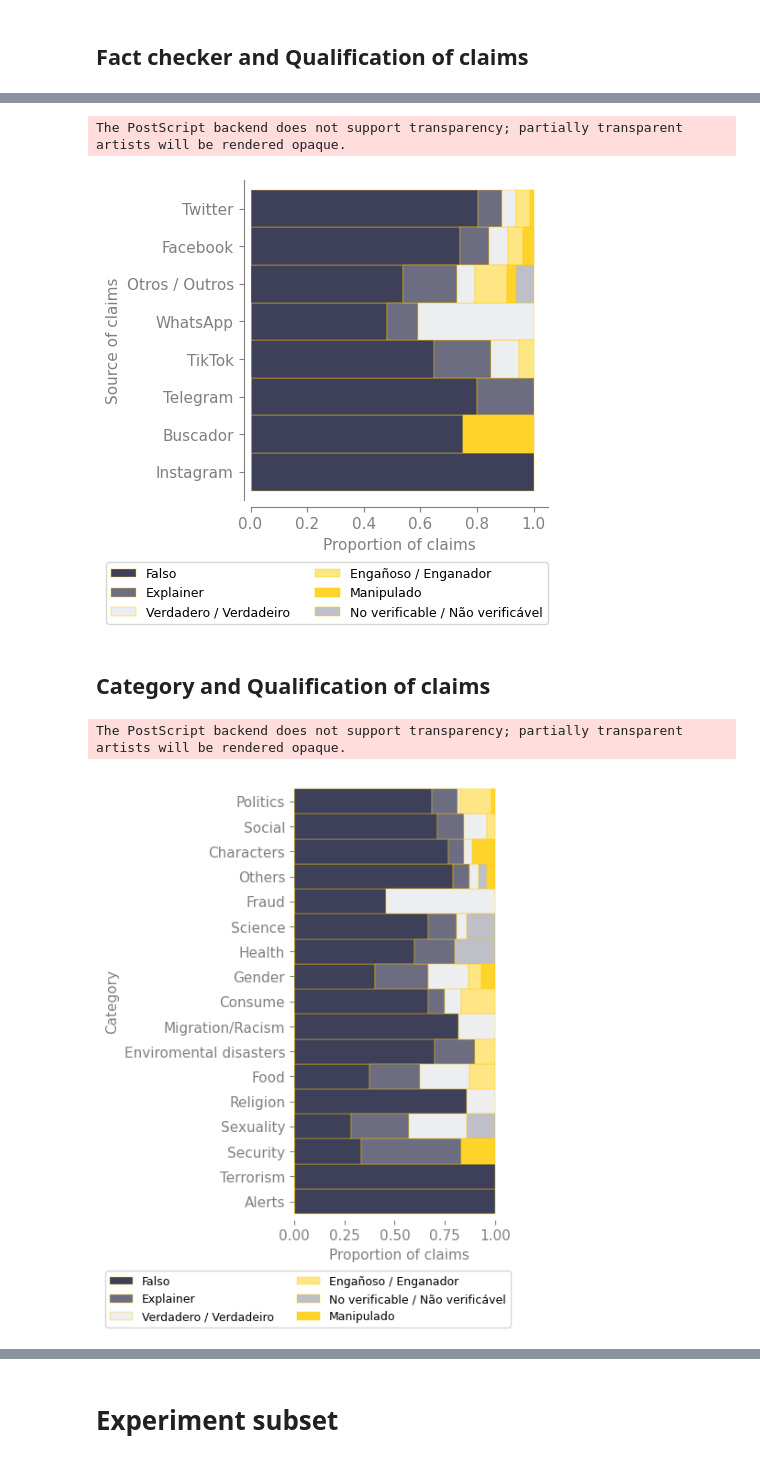
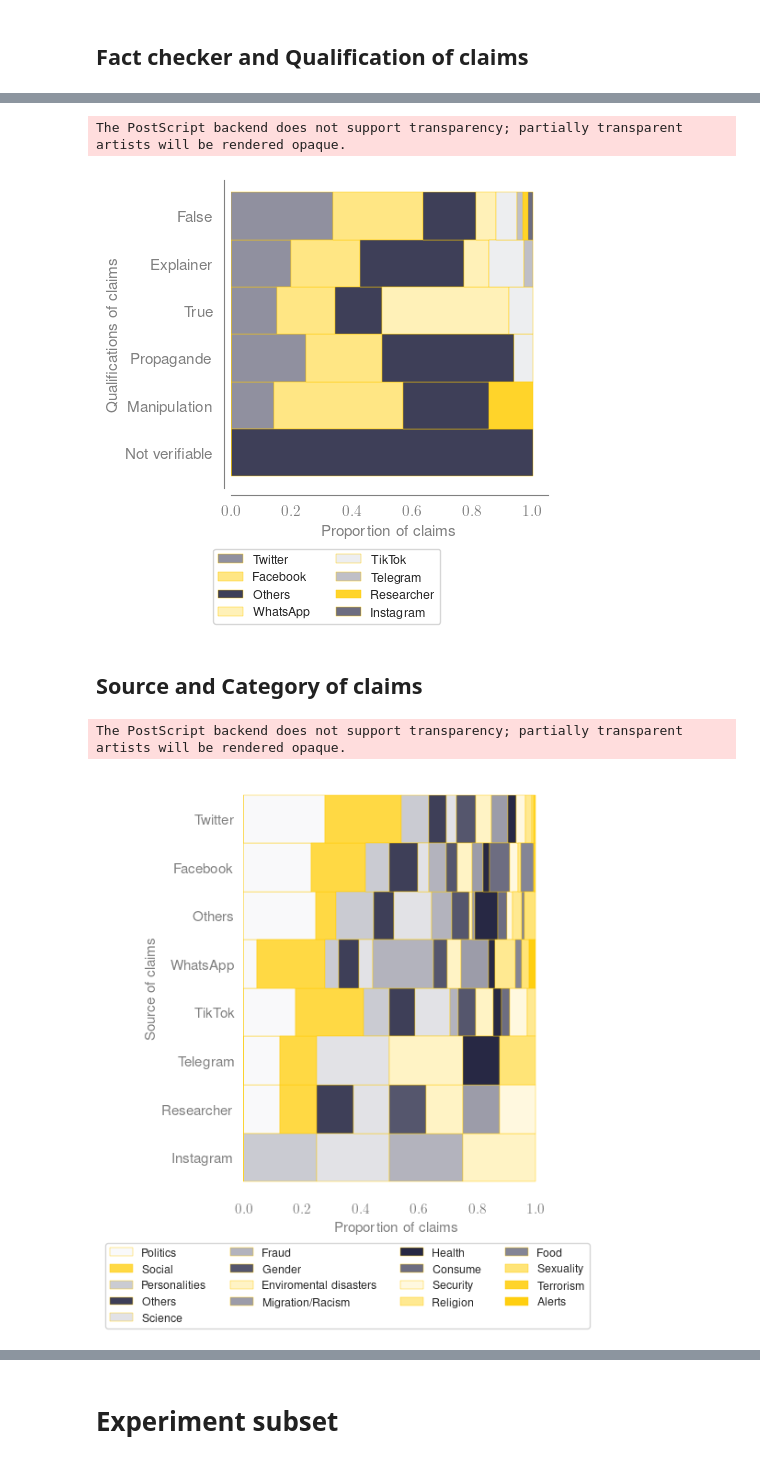
Before and after one commit to TeMU-BSC/iberifier, a Jupyter notebook: analysis/Selected_plots.ipynb, the cells around one changed output, grey strips where cells are left out. Saved outputs shown, nothing was run; the diff lists cells and outputs as text; code cells hidden in the pictures.

```diff
--- a/analysis/Selected_plots.ipynb
+++ b/analysis/Selected_plots.ipynb
@@ -361,7 +438,7 @@ df_keywords = df_keywords.rename(columns=rename_cols)
 
 # EVAL
 ## Iberifier
-mask_eval_iberifier =  (df_iberifier['qualification'] == 'Falso') & (df_iberifier['fact_checker'].isin(['Maldita.es', 'EFE Verifica', 'Newtral']))
+mask_eval_iberifier =  (df_iberifier['qualification'] == 'False') & (df_iberifier['fact_checker'].isin(['Maldita.es', 'EFE Verifica', 'Newtral']))
 df_iberifier['experience_subset'] = mask_eval_iberifier
 #### Get the list of valid fact_ids to mask the other sets
 list_fact_id_eval = df_iberifier[df_iberifier['experience_subset'] == True]['fact_id'].to_list()
@@ -460,7 +537,7 @@ df_overview
 # %% [markdown]
 ## Fact checkers
 # %%
-mpl.rcParams.update(mpl.rcParamsDefault)
+#mpl.rcParams.update(mpl.rcParamsDefault)
 
 field = 'fact_checker'
 
@@ -537,0 +615,25 @@ field_counts
+# %%
+field = 'categories'
+
+# Define the colour for the fact-checker to be coherent
+colours_cat_claims = define_colours(df_iberifier, field, color_palette=sns_color_palette_cat_20)
+# Get the counts
+field_counts = get_values_count(df_iberifier, field)
+
+# Get per days
+field_dates, field_dates_norm = output_df_for_cross(df_iberifier, 'date', field, reorder_first=False, reorder_second=True)
+
+# Get the table
+## Save the table
+#field_counts.to_csv(f"./tables/{sample}_proportion_{field}.csv")
+
+# Get the plot
+filename, fig, ax = plot_counts(field_counts, field, kind_bar='barh')
+ax.set_ylabel('Categories')
+ax.set_xlabel('Number of claims')
+
+## Save the plot
+save_plot(fig, ax, filename, 'all', legend=False)
+
+# Output the table
+field_counts
@@ -597,15 +761,16 @@ The PostScript backend does not support transparency; partially transparent arti
 # %%
 # Setting up the variables for the plot
-field1 = 'sources'
-field2 = 'qualification'
-color_palette = colours_qualification_claims
+field1 = 'qualification'
+
+field2 = 'sources'
+color_palette = colours_source_claims
 df_to_plot, df_to_plot_norm = output_df_for_cross(df_iberifier, field1, field2)
 
 # Generating the plot
 fig, ax = plt.subplots(layout='constrained')
 
 filename, ax = plot_cross(df_to_plot_norm, field1, field2, colours=color_palette, norm=False,  ax=ax)
-ax.set_ylabel('Source of claims')
+ax.set_ylabel('Qualifications of claims')
 ax.set_xlabel('Proportion of claims')
 
 save_plot(fig, ax, filename, 'all')
@@ -614,34 +779,32 @@ save_plot(fig, ax, filename, 'all')
 plt.show()
 # %% [output]
 The PostScript backend does not support transparency; partially transparent artists will be rendered opaque.
-[figure, old version]
+[figure, new version]
 # %% [markdown]
-## Category and Qualification of claims
+## Source and Category of claims
 # %%
-field1 = 'categories'
+field1 = 'sources'
 
-field2 = 'qualification'
-color_palette = colours_qualification_claims
+field2 = 'categories'
+
+color_palette = colours_cat_claims
 
 
 df_to_plot, df_to_plot_norm = output_df_for_cross(df_iberifier, field1, field2)
 # %%
 # Generating the plot
 fig, ax = plt.subplots(layout='constrained', figsize=(5, 7))
 
 filename, ax = plot_cross(df_to_plot_norm, field1, field2, colours=color_palette, norm=True,  ax=ax)
 fig.legend(loc='outside lower center', ncol=3)
 ax.legend().remove()
-ax.set_ylabel('Category')
+ax.set_ylabel('Source of claims')
 ax.set_xlabel('Proportion of claims')
-ax.set_yticks([0,1,2,3,4,5,6,7,8,9,10,11,12,13,14,15,16],
-              ['Alerts', 'Terrorism', 'Security', 'Sexuality', 'Religion', 'Food', 'Enviromental disasters',
-              'Migration/Racism', 'Consume', 'Gender', 'Health', 'Science', 'Fraud', 'Others', 'Characters',
-              'Social', 'Politics'])
 
-save_plot(fig, ax, filename, 'all', legend=True, eps_size=(4.5, 6), png_size=(7, 10))
+
+save_plot(fig, ax, filename, 'all', legend=True, eps_size=(4.5, 6), png_size=(7, 10), ncol_legend=4)
 
 plt.show()
 # %% [output]
 The PostScript backend does not support transparency; partially transparent artists will be rendered opaque.
-[figure, old version]
+[figure, new version]
```
Also changed, not shown: parts of 44 cells of this notebook, 44 other files.
